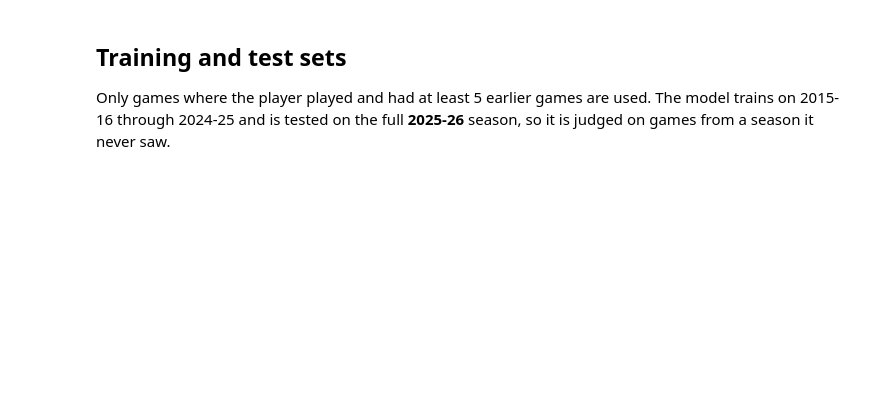
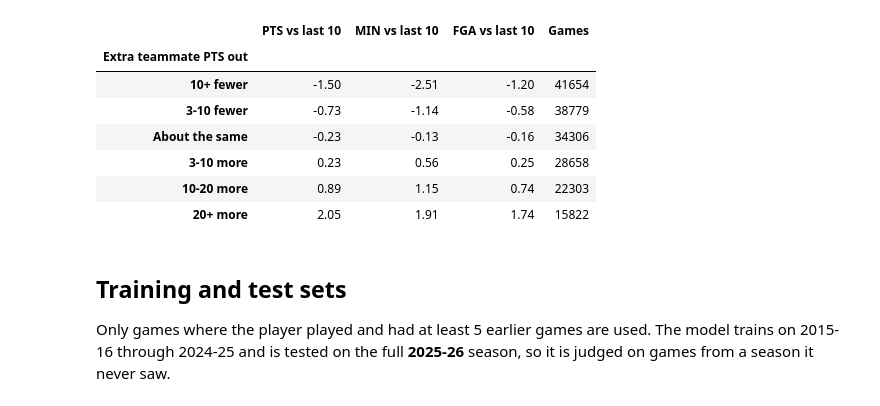
Before and after one commit to SuhasG239/nba-player-projections, a Jupyter notebook: player_projections.ipynb, the cells around one changed output. Cells and saved outputs as stored; diff of their text form; code cells hidden in the pictures; blank space fills up the shorter version.

```diff
--- a/player_projections.ipynb
+++ b/player_projections.ipynb
@@ -37,3 +42,22 @@ df[['PLAYER_NAME', 'GAME_DATE', 'MATCHUP', 'PTS', 'PTS_L5', 'PTS_L10', 'PTS_SEAS
+# %%
+played = df[(df['MIN'] > 0) & (df['CAREER_GP'] >= 10) & (df['MIN_L10'] >= 20)].copy()
+played['Extra teammate PTS out'] = pd.cut(played['TEAM_OUT_PTS_DIFF'], bins=[-200, -10, -3, 3, 10, 20, 200],
+                                          labels=['10+ fewer', '3-10 fewer', 'About the same', '3-10 more',
+                                                  '10-20 more', '20+ more'])
+for c in ['PTS', 'MIN', 'FGA']:
+    played[f'{c} vs last 10'] = played[c] - played[f'{c}_L10']
+summary = played.groupby('Extra teammate PTS out')[['PTS vs last 10', 'MIN vs last 10', 'FGA vs last 10']].mean()
+summary['Games'] = played.groupby('Extra teammate PTS out').size()
+summary.round(2)
+# %% [output]
+|  | PTS vs last 10 | MIN vs last 10 | FGA vs last 10 | Games |
+| Extra teammate PTS out |  |  |  |  |
+| 10+ fewer | -1.50 | -2.51 | -1.20 | 41654 |
+| 3-10 fewer | -0.73 | -1.14 | -0.58 | 38779 |
+| About the same | -0.23 | -0.13 | -0.16 | 34306 |
+| 3-10 more | 0.23 | 0.56 | 0.25 | 28658 |
+| 10-20 more | 0.89 | 1.15 | 0.74 | 22303 |
+| 20+ more | 2.05 | 1.91 | 1.74 | 15822 |
 # %% [markdown]
 ## Training and test sets
 
```
Also changed, not shown: parts of 17 cells of this notebook, 5 other files.
